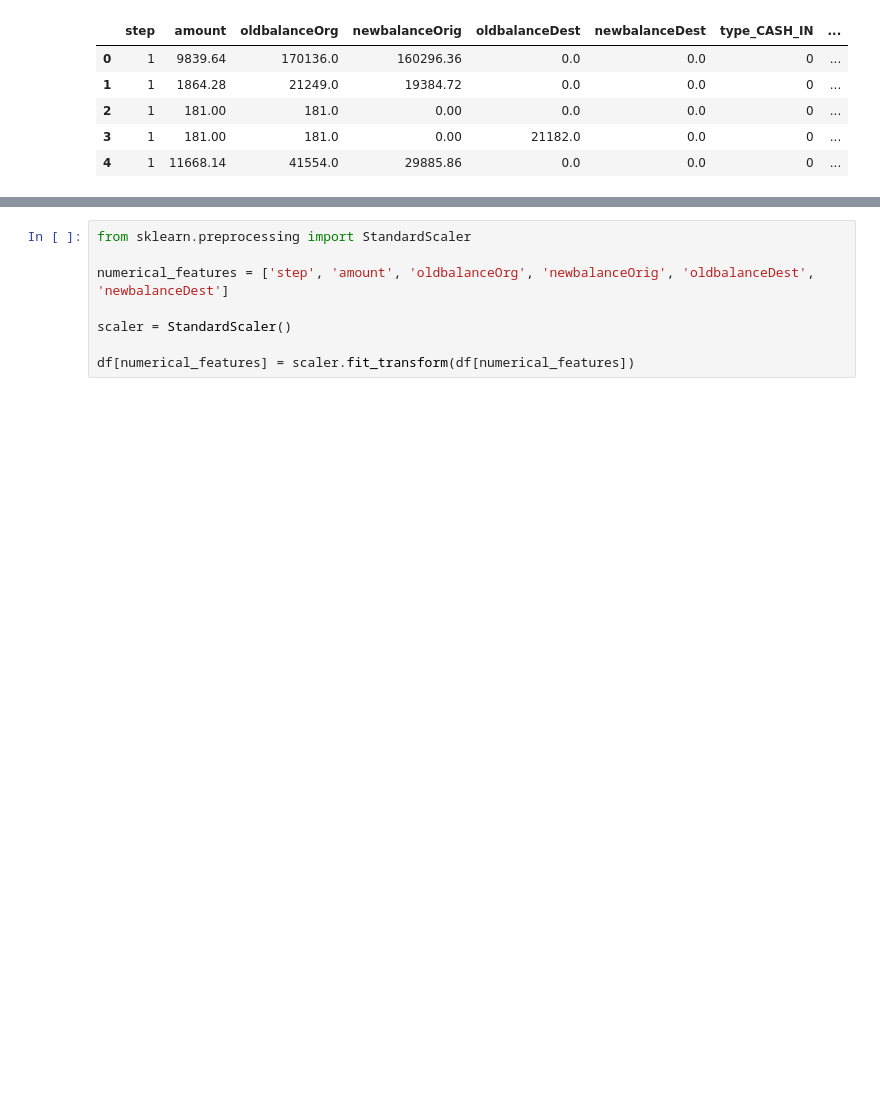
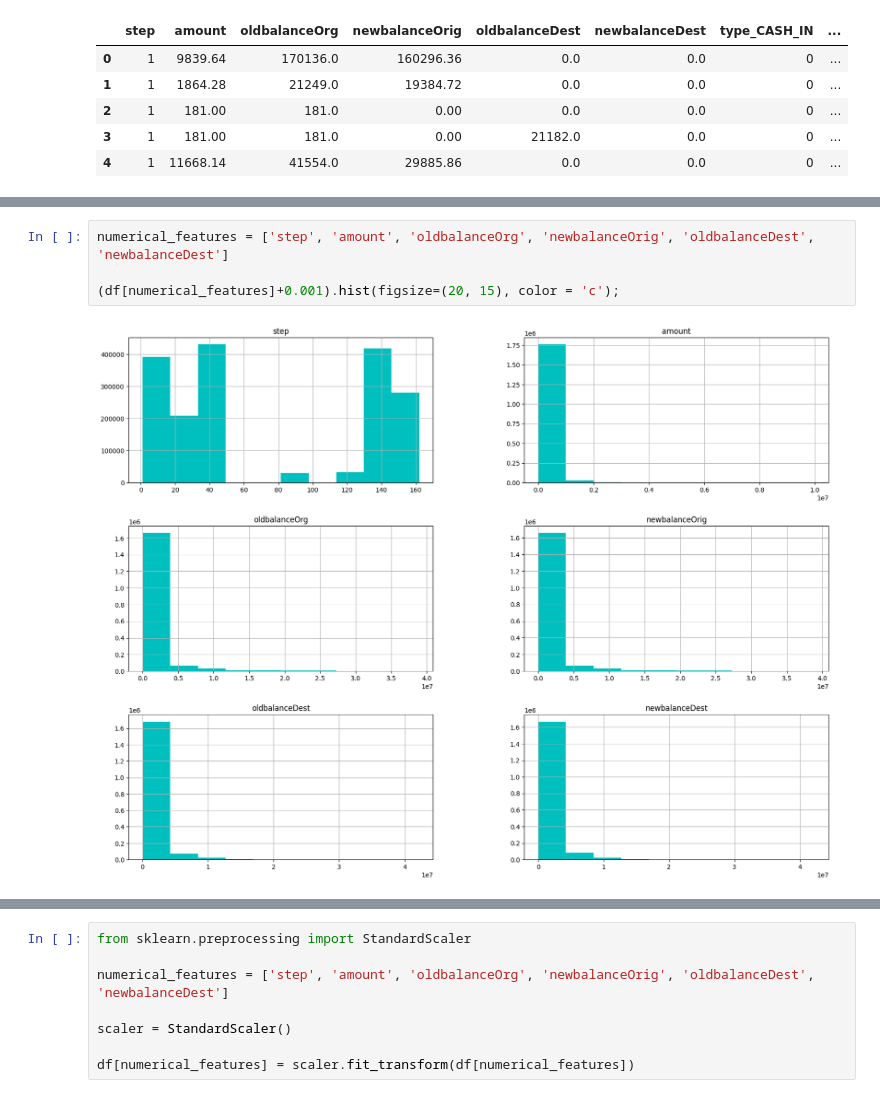
Before and after one commit to BAHAMLAOUHI/Data-Mining-Project, a Jupyter notebook: EDA_&_Preprocessing.ipynb, the cells around one changed output, grey strips where cells are left out. Drawn from its saved outputs; the diff is of its cells as text; blank space fills up the shorter version.

```diff
--- a/EDA_&_Preprocessing.ipynb
+++ b/EDA_&_Preprocessing.ipynb
@@ -385,0 +413,6 @@ df.describe()
+# %%
+numerical_features = ['step', 'amount', 'oldbalanceOrg', 'newbalanceOrig', 'oldbalanceDest', 'newbalanceDest']
+
+(df[numerical_features]+0.001).hist(figsize=(20, 15), color = 'c');
+# %% [output]
+[figure, added]
```
Also changed, not shown: parts of 18 cells of this notebook.
